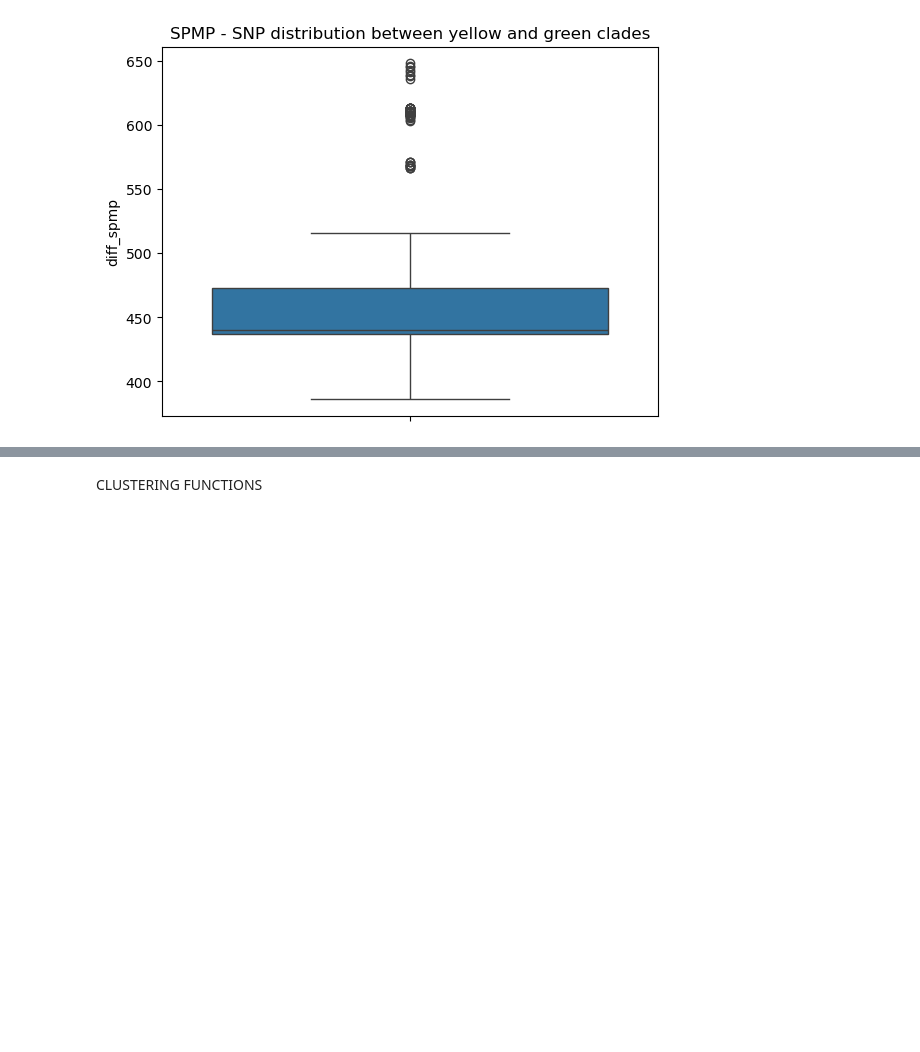
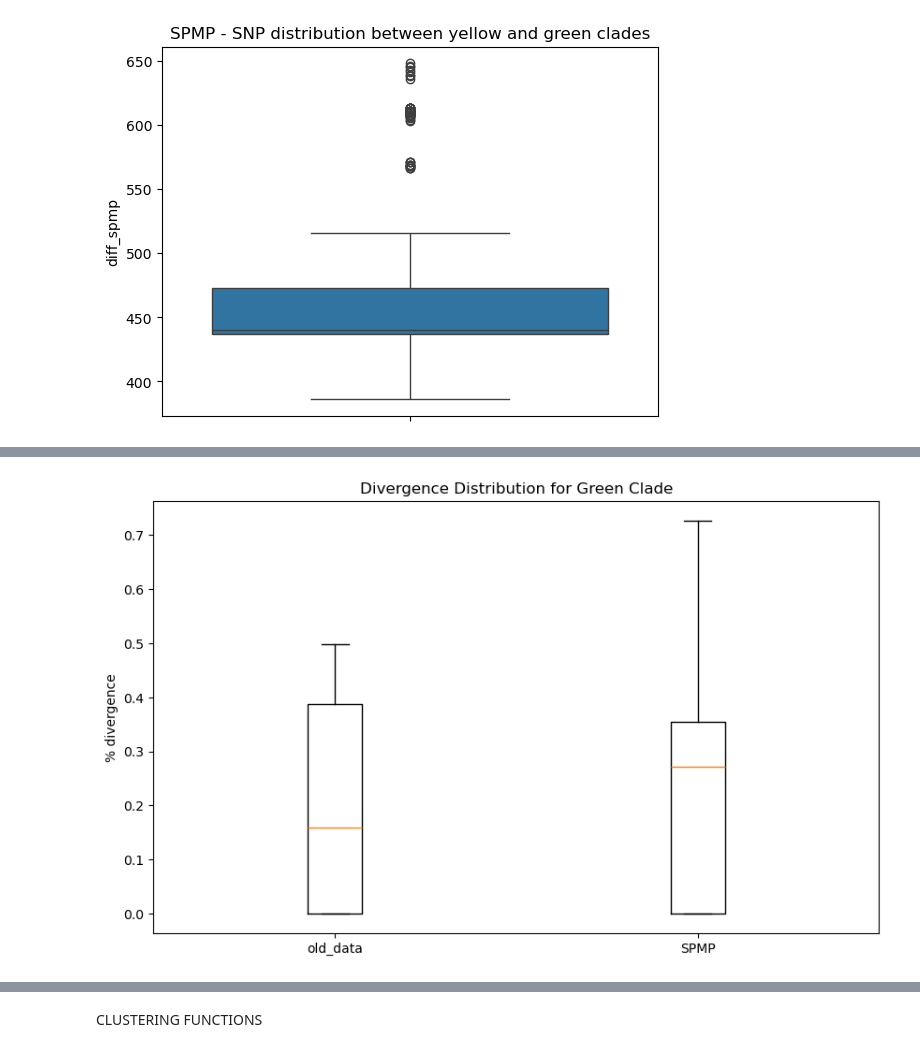
Before and after one commit to annaliese8/PopGenStats_Project, a Jupyter notebook: longum_SPMP_tool_comparison.ipynb, the cells around one changed output, grey strips where cells are left out. Cells and saved outputs as stored; diff of their text form; code cells hidden in the pictures; blank space fills up the shorter version.

```diff
--- a/longum_SPMP_tool_comparison.ipynb
+++ b/longum_SPMP_tool_comparison.ipynb
@@ -1233,0 +1290,13 @@ Text(0.5, 1.0, 'SPMP - SNP distribution between yellow and green clades')
+# %%
+m_prc_g = m_g_g_merged[m_g_g_merged['data'] == 'old_data']['prc'].dropna()
+m_spmp_prc_g = m_g_g_merged[m_g_g_merged['data'] == 'SPMP']['prc_spmp'].dropna()
+
+plot_data_g = [m_prc_g, m_spmp_prc_g]
+
+plt.figure(figsize=(10, 6))
+plt.boxplot(plot_data_g, labels=['old_data', 'SPMP'])
+plt.title("Divergence Distribution for Green Clade")
+plt.ylabel('% divergence')
+plt.show()
+# %% [output]
+[figure, added]
```
Also changed, not shown: parts of 14 cells of this notebook, 3 other files.
